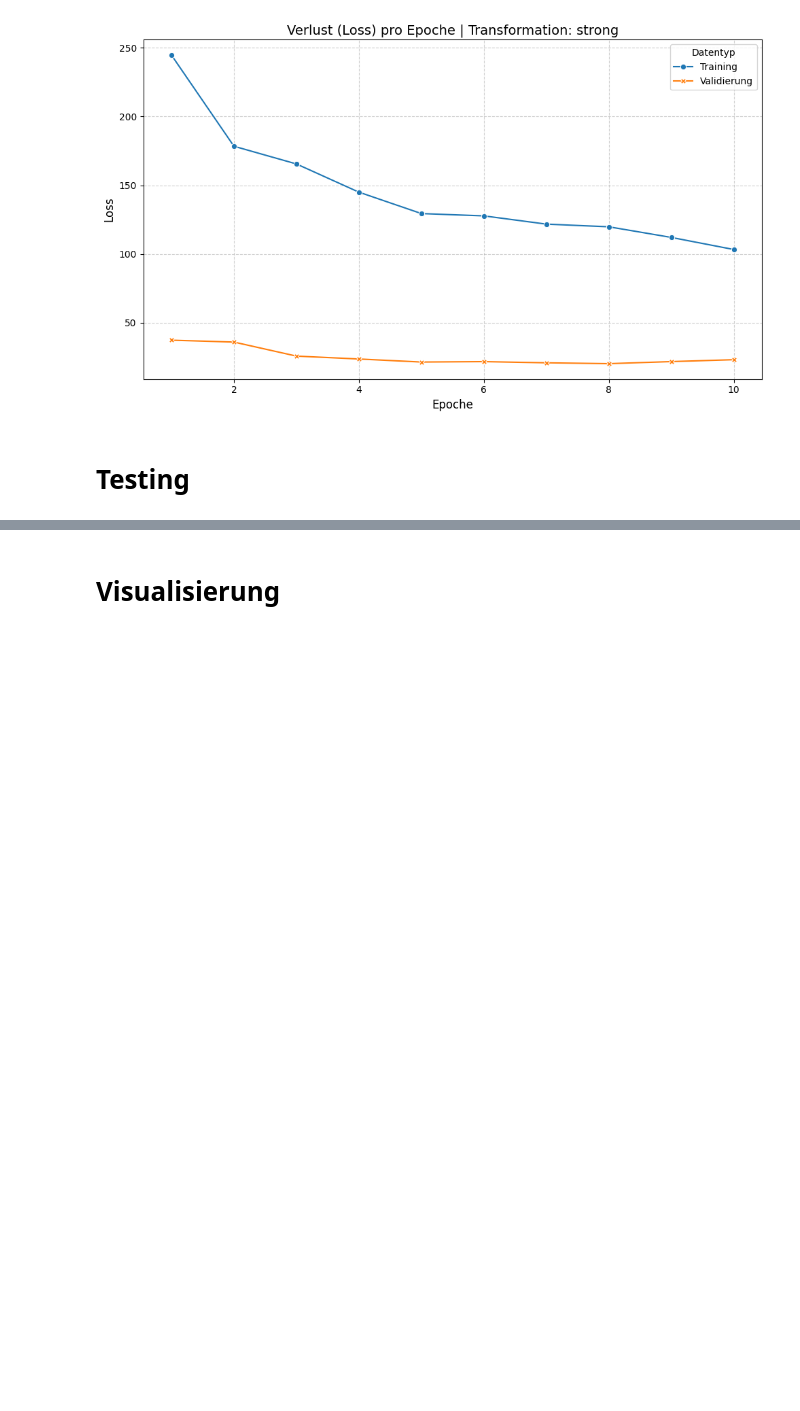
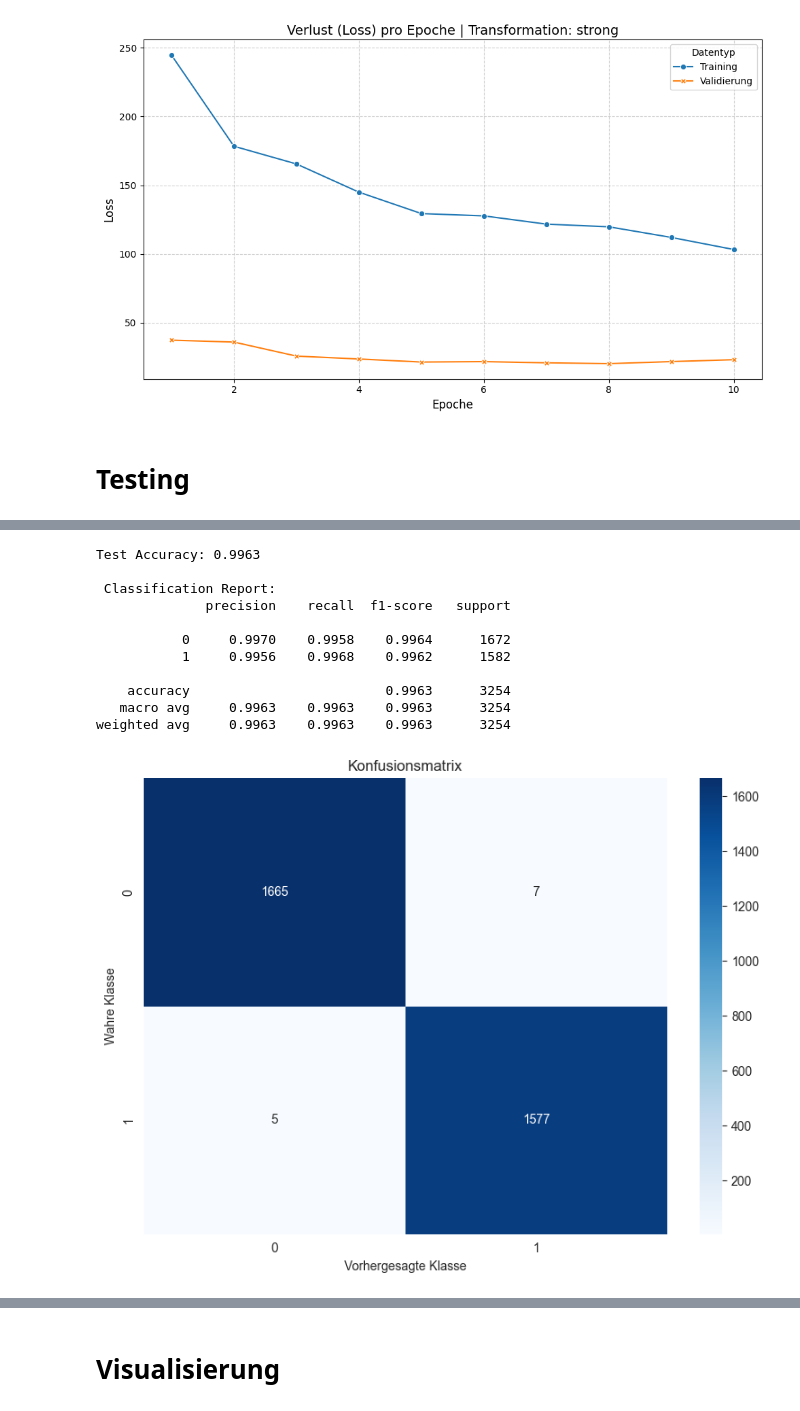
Before and after one commit to janikWa/Pitting_Detection, a Jupyter notebook: notebooks/notebook.ipynb, the cells around one changed output, grey strips where cells are left out. Cells and saved outputs as stored; diff of their text form; code cells hidden in the pictures; blank space fills up the shorter version.

```diff
--- a/notebooks/notebook.ipynb
+++ b/notebooks/notebook.ipynb
@@ -514,3 +580,18 @@ def test_model(model, test_loader, class_names=None, return_metrics=False):
+# %%
+test_model(strong_model, test_loader_strong)
+# %% [output]
+Test Accuracy: 0.9963
+
+ Classification Report:
+              precision    recall  f1-score   support
+
+           0     0.9970    0.9958    0.9964      1672
+           1     0.9956    0.9968    0.9962      1582
+
+    accuracy                         0.9963      3254
+   macro avg     0.9963    0.9963    0.9963      3254
+weighted avg     0.9963    0.9963    0.9963      3254
+[figure, added]
 # %%
 test_model(model, test_loader_strong)
 # %% [output]
```
Also changed, not shown: parts of 30 cells of this notebook, 17 other files.
